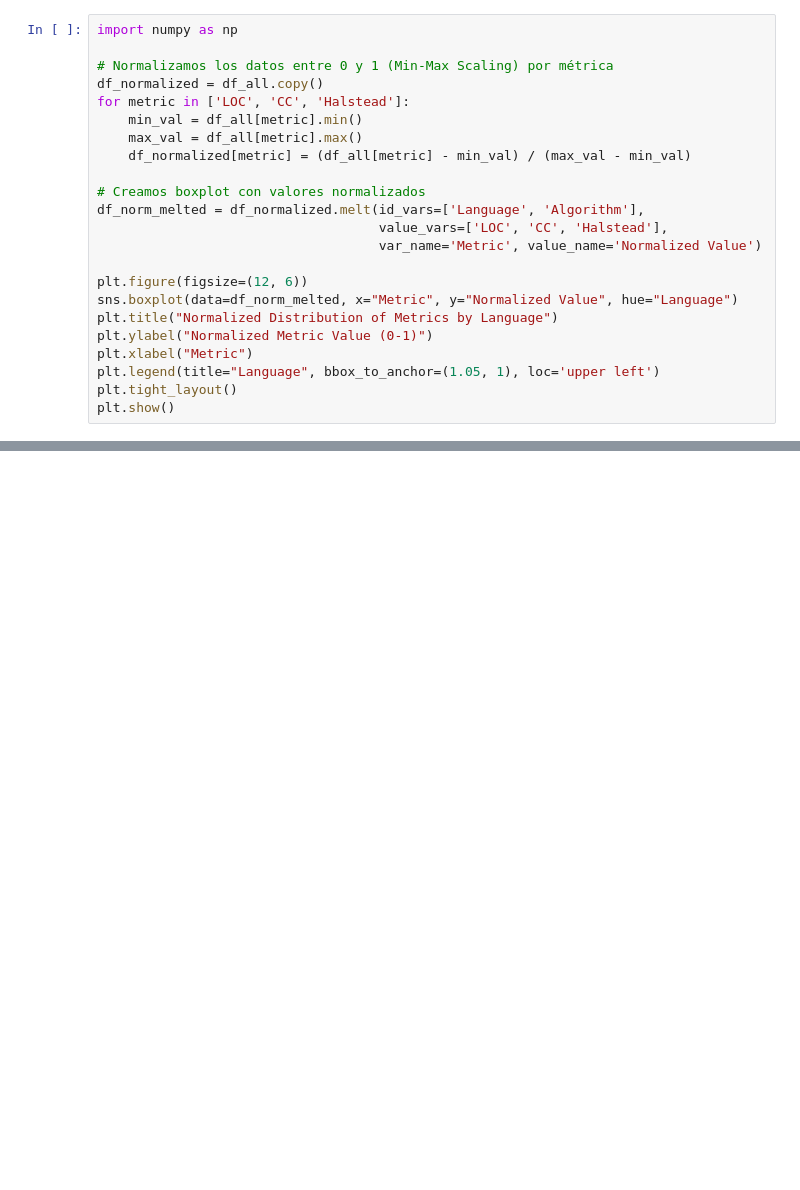
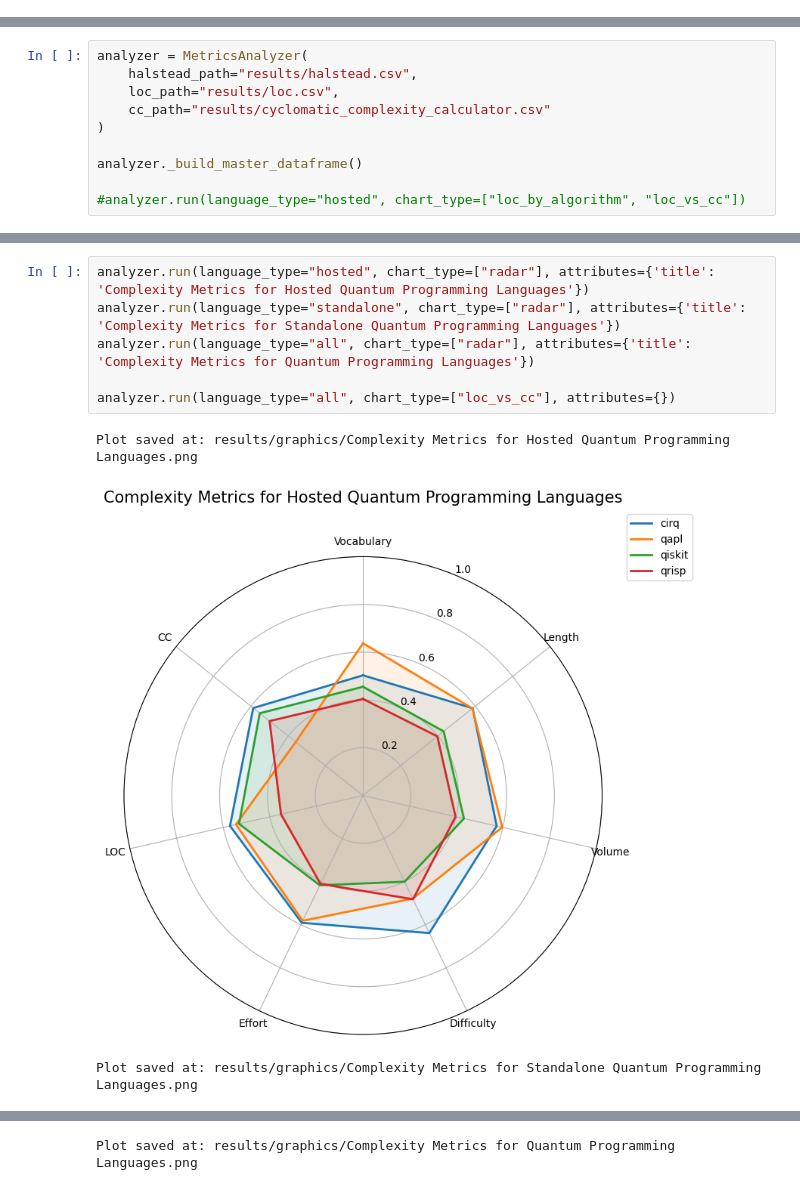
Before and after one commit to Universidad-Cenfotec/quantum-programming-languages-expressiveness, a Jupyter notebook: evaluation/metrics_analysis.ipynb, the cells around one changed output, grey strips where cells are left out. Cells and saved outputs as stored; diff of their text form; blank space fills up the shorter version.

Commit message:
hasltead and graphics

```diff
--- a/evaluation/metrics_analysis.ipynb
+++ b/evaluation/metrics_analysis.ipynb
@@ -547,23 +0,0 @@ plt.show()
-# %%
-import numpy as np
-
-# Normalizamos los datos entre 0 y 1 (Min-Max Scaling) por métrica
-df_normalized = df_all.copy()
-for metric in ['LOC', 'CC', 'Halstead']:
-    min_val = df_all[metric].min()
-    max_val = df_all[metric].max()
-    df_normalized[metric] = (df_all[metric] - min_val) / (max_val - min_val)
-
-# Creamos boxplot con valores normalizados
-df_norm_melted = df_normalized.melt(id_vars=['Language', 'Algorithm'],
-                                    value_vars=['LOC', 'CC', 'Halstead'],
-                                    var_name='Metric', value_name='Normalized Value')
-
-plt.figure(figsize=(12, 6))
-sns.boxplot(data=df_norm_melted, x="Metric", y="Normalized Value", hue="Language")
-plt.title("Normalized Distribution of Metrics by Language")
-plt.ylabel("Normalized Metric Value (0-1)")
-plt.xlabel("Metric")
-plt.legend(title="Language", bbox_to_anchor=(1.05, 1), loc='upper left')
-plt.tight_layout()
-plt.show()
@@ -608,0 +171,10 @@ plt.show()
+# %%
+analyzer = MetricsAnalyzer(
+    halstead_path="results/halstead.csv",
+    loc_path="results/loc.csv",
+    cc_path="results/cyclomatic_complexity_calculator.csv"
+)
+
+analyzer._build_master_dataframe()
+
+#analyzer.run(language_type="hosted", chart_type=["loc_by_algorithm", "loc_vs_cc"])
@@ -608,0 +265,10 @@ plt.show()
+# %%
+analyzer.run(language_type="hosted", chart_type=["radar"], attributes={'title': 'Complexity Metrics for Hosted Quantum Programming Languages'})
+analyzer.run(language_type="standalone", chart_type=["radar"], attributes={'title': 'Complexity Metrics for Standalone Quantum Programming Languages'})
+analyzer.run(language_type="all", chart_type=["radar"], attributes={'title': 'Complexity Metrics for Quantum Programming Languages'})
+
+analyzer.run(language_type="all", chart_type=["loc_vs_cc"], attributes={})
+# %% [output]
+Plot saved at: results/graphics/Complexity Metrics for Hosted Quantum Programming Languages.png
+[figure, added]
+Plot saved at: results/graphics/Complexity Metrics for Standalone Quantum Programming Languages.png
@@ -608,0 +276 @@ plt.show()
+Plot saved at: results/graphics/Complexity Metrics for Quantum Programming Languages.png
```
Also changed, not shown: parts of 27 cells of this notebook, 29 other files.
